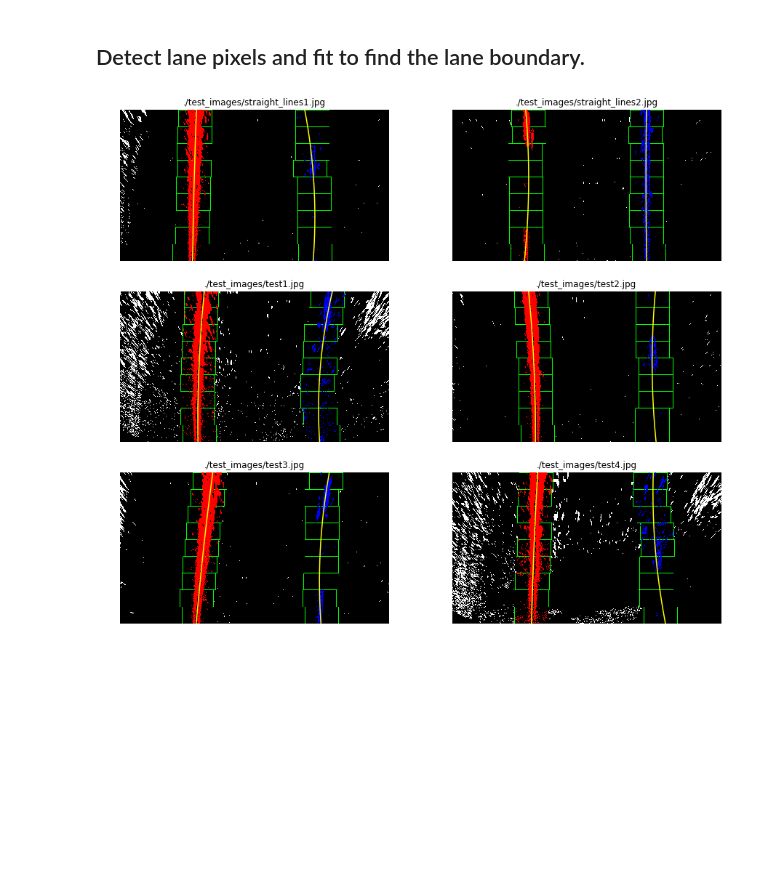
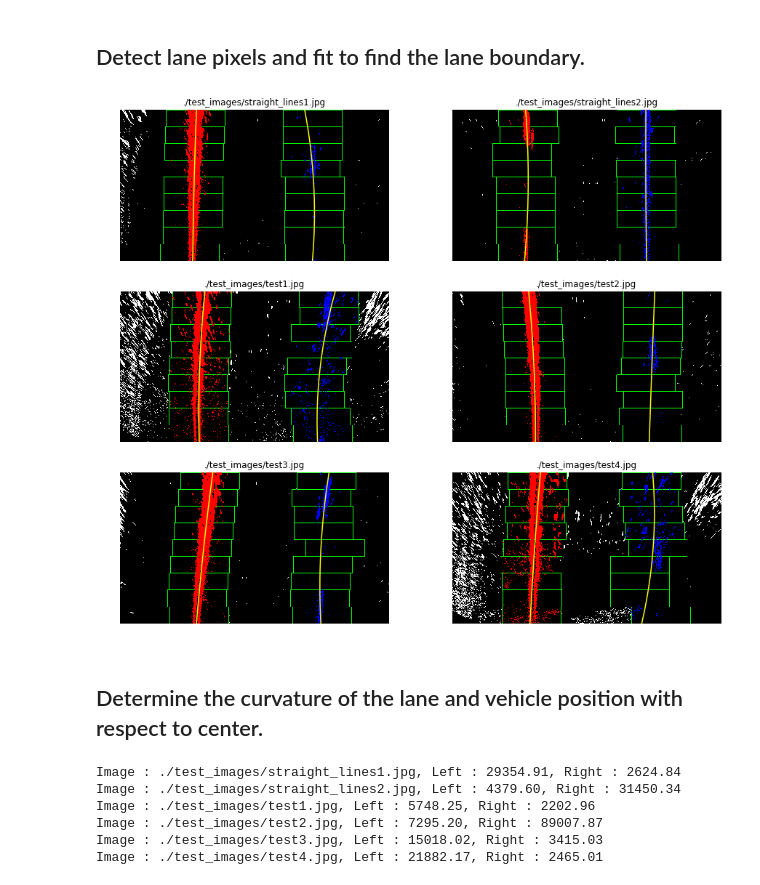
Before and after one commit to darienmt/CarND-Advanced-Lane-Lines-P4, a Jupyter notebook: Advance Lane Lines.ipynb, the cells around one changed output. Cells and saved outputs as stored; diff of their text form; code cells hidden in the pictures; blank space fills up the shorter version.

Commit message:
Curvature measurements

```diff
--- a/Advance Lane Lines.ipynb
+++ b/Advance Lane Lines.ipynb
@@ -213,7 +213,7 @@ resultPerspective = applyAndShow(testImages, combineAndTransform, cmap='gray')
 # %% [markdown]
 ## Detect lane pixels and fit to find the lane boundary.
 # %%
-def findLines(image, nwindows=9, margin=80, minpix=40):
+def findLines(image, nwindows=9, margin=140, minpix=40):
     """
     Find the polynomial representation of the lines in the `image` using:
     - `nwindows` as the number of windows.
@@ -291,33 +291,61 @@ def findLines(image, nwindows=9, margin=80, minpix=40):
 def visualizeLanes(image, ax):
     """
     Visualize the windows and fitted lines for `image`.
+    Returns (`left_fit` and `right_fit`)
     """
     left_fit, right_fit, left_lane_inds, right_lane_inds, out_img, nonzerox, nonzeroy = findLines(image)
     # Visualization
     ploty = np.linspace(0, image.shape[0]-1, image.shape[0] )
     left_fitx = left_fit[0]*ploty**2 + left_fit[1]*ploty + left_fit[2]
     right_fitx = right_fit[0]*ploty**2 + right_fit[1]*ploty + right_fit[2]
 
     out_img[nonzeroy[left_lane_inds], nonzerox[left_lane_inds]] = [255, 0, 0]
     out_img[nonzeroy[right_lane_inds], nonzerox[right_lane_inds]] = [0, 0, 255]
     ax.imshow(out_img)
     ax.plot(left_fitx, ploty, color='yellow')
     ax.plot(right_fitx, ploty, color='yellow')
+    return ( left_fit, right_fit )
 
 def showLaneOnImages(images, cols = 2, rows = 3, figsize=(15,13)):
     """
     Display `images` on a [`cols`, `rows`] subplot grid.
+    Returns a collection with the image paths and the left and right polynomials.
     """
     imgLength = len(images)
     fig, axes = plt.subplots(rows, cols, figsize=figsize)
     indexes = range(cols * rows)
+    imageAndFit = []
     for ax, index in zip(axes.flat, indexes):
         if index < imgLength:
             imagePathName, image = images[index]
-            visualizeLanes(image, ax)
+            left_fit, right_fit = visualizeLanes(image, ax)
             ax.set_title(imagePathName)
             ax.axis('off')
+            imageAndFit.append( ( imagePathName, left_fit, right_fit ) )
+    return imageAndFit
 
-showLaneOnImages(testImages)
+imagesPoly = showLaneOnImages(testImages)
 # %% [output]
-[figure, old version]
+[figure, new version]
+# %% [markdown]
+## Determine the curvature of the lane and vehicle position with respect to center.
+# %%
+def calculateCurvature(yRange, fit):
+    """
+    Returns the curvature of the polynomial `fit` on the y range `yRange`.
+    """
+    return ((1 + (2*fit[0]*yRange + fit[1])**2)**1.5) / np.absolute(2*fit[0])
+
+for imagePoly in imagesPoly:
+    imagePath, left_fit, right_fit = imagePoly
+    yRange = 719
+    leftCurvature = calculateCurvature(yRange, left_fit)
+    rightCurvature = calculateCurvature(yRange, right_fit)
+    print('Image : {}, Left : {:.2f}, Right : {:.2f}'.format(imagePath, leftCurvature, rightCurvature))
+# %% [output]
+Image : ./test_images/straight_lines1.jpg, Left : 29354.91, Right : 2624.84
+Image : ./test_images/straight_lines2.jpg, Left : 4379.60, Right : 31450.34
+Image : ./test_images/test1.jpg, Left : 5748.25, Right : 2202.96
+Image : ./test_images/test2.jpg, Left : 7295.20, Right : 89007.87
+Image : ./test_images/test3.jpg, Left : 15018.02, Right : 3415.03
+Image : ./test_images/test4.jpg, Left : 21882.17, Right : 2465.01
```
